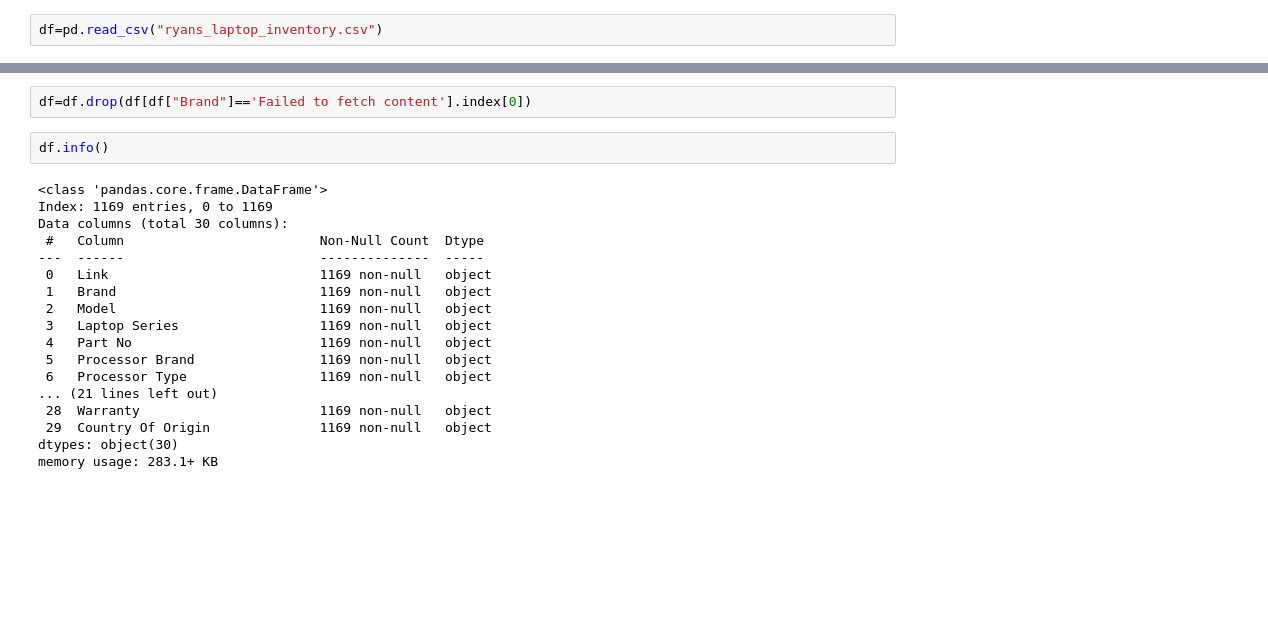
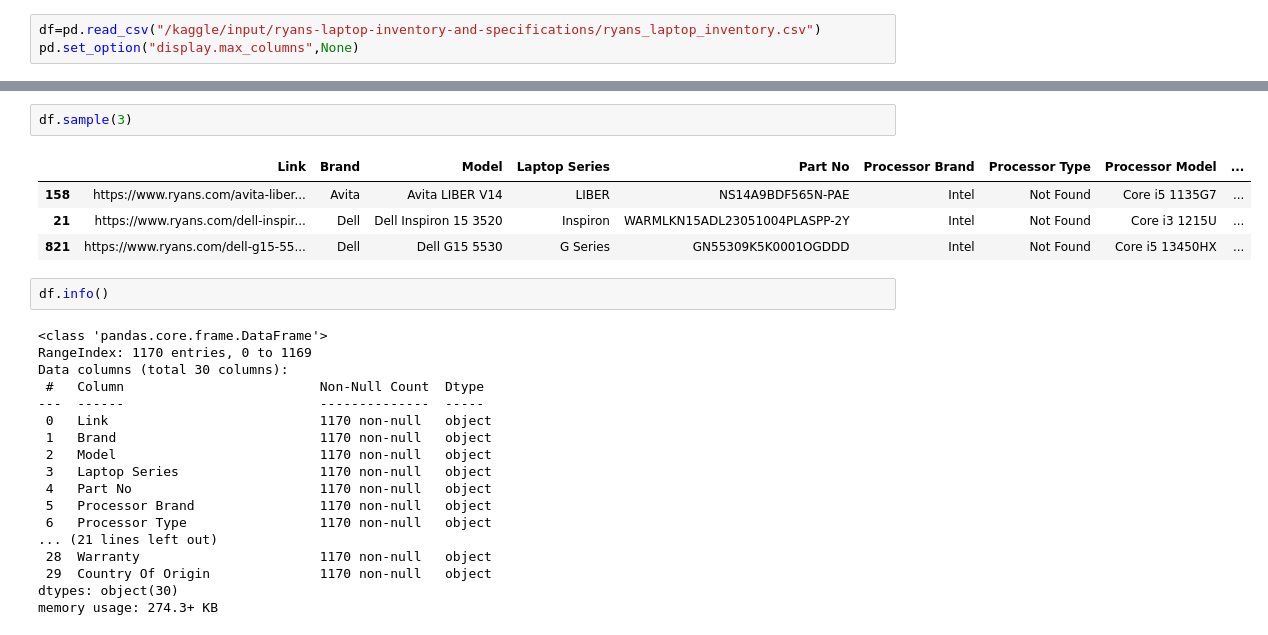
Before and after one commit to Sakib007q/inventory_management, a Jupyter notebook: inventory_manage.ipynb, the cells around one changed output, grey strips where cells are left out. Cells and saved outputs as stored; diff of their text form; blank space fills up the shorter version.

```diff
--- a/inventory_manage.ipynb
+++ b/inventory_manage.ipynb
@@ -27,2 +22,3 @@ os.listdir()
 # %%
-df=pd.read_csv("ryans_laptop_inventory.csv")
+df=pd.read_csv("/kaggle/input/ryans-laptop-inventory-and-specifications/ryans_laptop_inventory.csv")
+pd.set_option("display.max_columns",None)
@@ -100,22 +25,27 @@ df[df["Brand"]=='Failed to fetch content']
-# %%
-df=df.drop(df[df["Brand"]=='Failed to fetch content'].index[0])
+# %%
+df.sample(3)
+# %% [output]
+|  | Link | Brand | Model | Laptop Series | Part No | Processor Brand | Processor Type | Processor Model | ... |
+| 158 | https://www.ryans.com/avita-liber... | Avita | Avita LIBER V14 | LIBER | NS14A9BDF565N-PAE | Intel | Not Found | Core i5 1135G7 | ... |
+| 21 | https://www.ryans.com/dell-inspir... | Dell | Dell Inspiron 15 3520 | Inspiron | WARMLKN15ADL23051004PLASPP-2Y | Intel | Not Found | Core i3 1215U | ... |
+| 821 | https://www.ryans.com/dell-g15-55... | Dell | Dell G15 5530 | G Series | GN55309K5K0001OGDDD | Intel | Not Found | Core i5 13450HX | ... |
 # %%
 df.info()
 # %% [output]
 <class 'pandas.core.frame.DataFrame'>
-Index: 1169 entries, 0 to 1169
+RangeIndex: 1170 entries, 0 to 1169
 Data columns (total 30 columns):
  #   Column                         Non-Null Count  Dtype
 ---  ------                         --------------  -----
- 0   Link                           1169 non-null   object
- 1   Brand                          1169 non-null   object
- 2   Model                          1169 non-null   object
- 3   Laptop Series                  1169 non-null   object
- 4   Part No                        1169 non-null   object
- 5   Processor Brand                1169 non-null   object
- 6   Processor Type                 1169 non-null   object
+ 0   Link                           1170 non-null   object
+ 1   Brand                          1170 non-null   object
+ 2   Model                          1170 non-null   object
+ 3   Laptop Series                  1170 non-null   object
+ 4   Part No                        1170 non-null   object
+ 5   Processor Brand                1170 non-null   object
+ 6   Processor Type                 1170 non-null   object
 ... (21 lines left out)
- 28  Warranty                       1169 non-null   object
- 29  Country Of Origin              1169 non-null   object
+ 28  Warranty                       1170 non-null   object
+ 29  Country Of Origin              1170 non-null   object
 dtypes: object(30)
-memory usage: 283.1+ KB
+memory usage: 274.3+ KB
```
Also changed, not shown: parts of 51 cells of this notebook, 1 other file.
